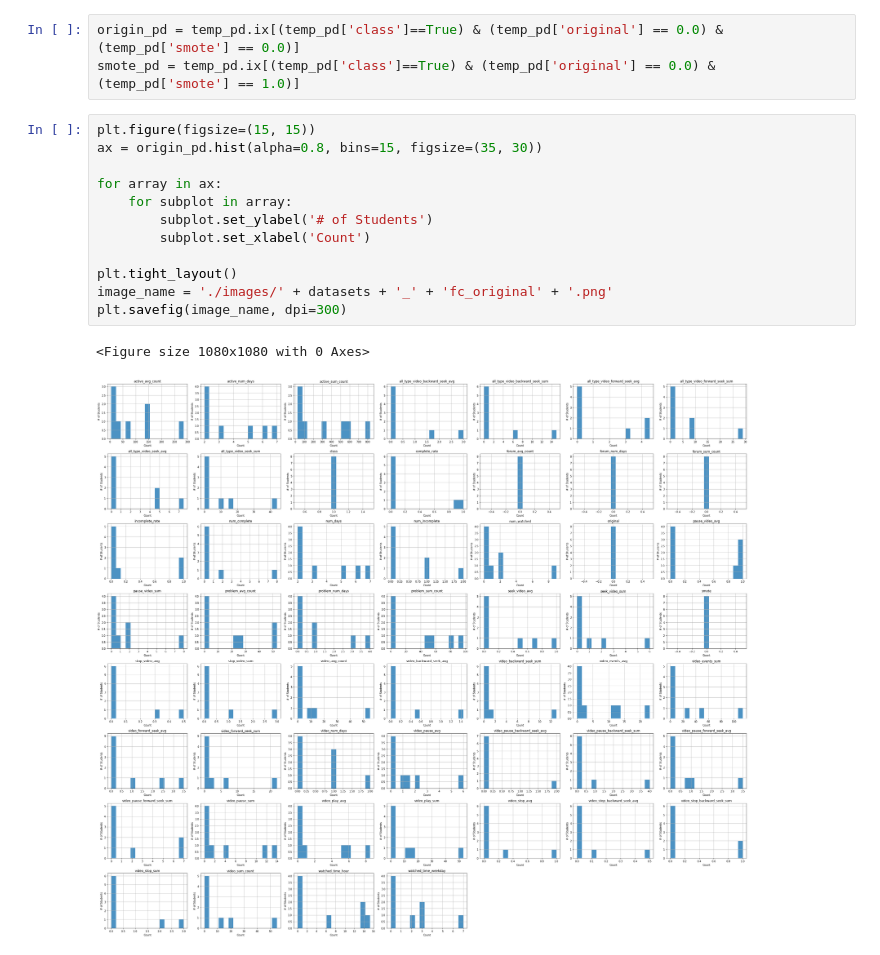
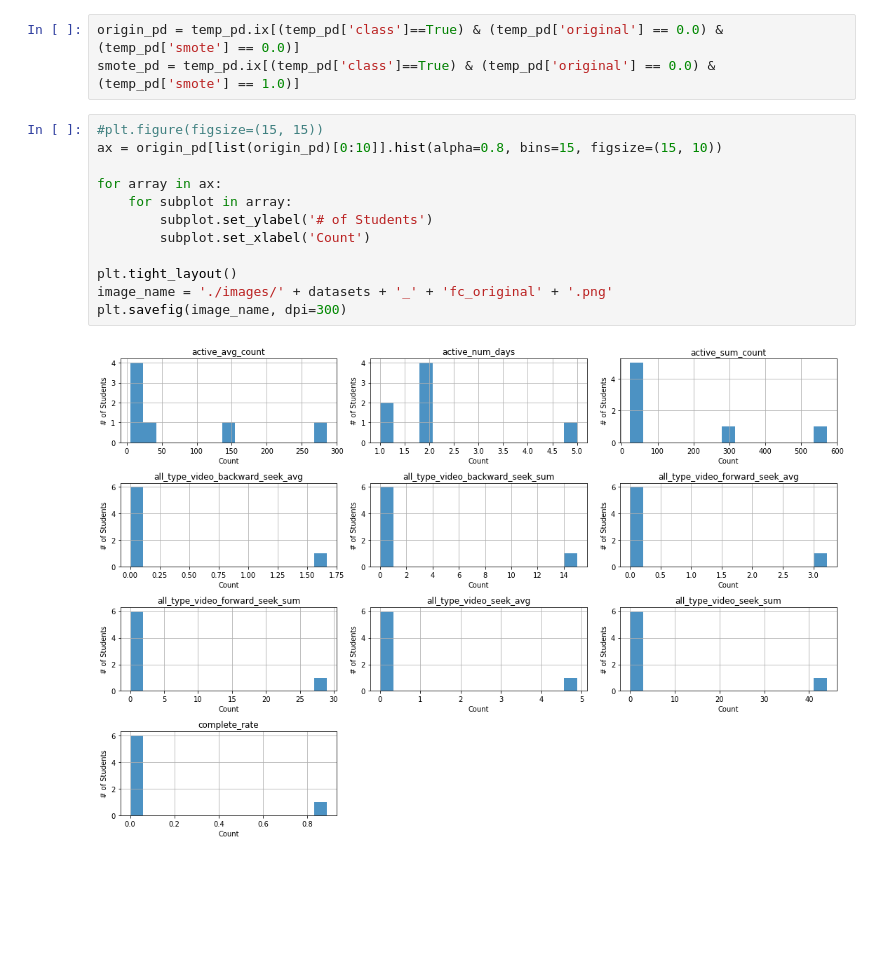
Before and after one commit to owen198/kslab, a Jupyter notebook: ds_comparision/ROC Curve - NCUx_PRE.ipynb, the cells around one changed output. Drawn from its saved outputs; the diff is of its cells as text; blank space fills up the shorter version.

```diff
--- a/ds_comparision/ROC Curve - NCUx_PRE.ipynb
+++ b/ds_comparision/ROC Curve - NCUx_PRE.ipynb
@@ -249,18 +259,17 @@ temp_pd.head(5)
 origin_pd = temp_pd.ix[(temp_pd['class']==True) & (temp_pd['original'] == 0.0) & (temp_pd['smote'] == 0.0)]
 smote_pd = temp_pd.ix[(temp_pd['class']==True) & (temp_pd['original'] == 0.0) & (temp_pd['smote'] == 1.0)]
 # %%
-plt.figure(figsize=(15, 15))
-ax = origin_pd.hist(alpha=0.8, bins=15, figsize=(35, 30))
+#plt.figure(figsize=(15, 15))
+ax = origin_pd[list(origin_pd)[0:10]].hist(alpha=0.8, bins=15, figsize=(15, 10))
 
 for array in ax:
     for subplot in array:
         subplot.set_ylabel('# of Students')
         subplot.set_xlabel('Count')
 
 plt.tight_layout()
 image_name = './images/' + datasets + '_' + 'fc_original' + '.png'
 plt.savefig(image_name, dpi=300)
 # %% [output]
-<Figure size 1080x1080 with 0 Axes>
-[figure, old version]
+[figure, new version]
 # %%
```
Also changed, not shown: parts of 14 cells of this notebook, 9 other files.
